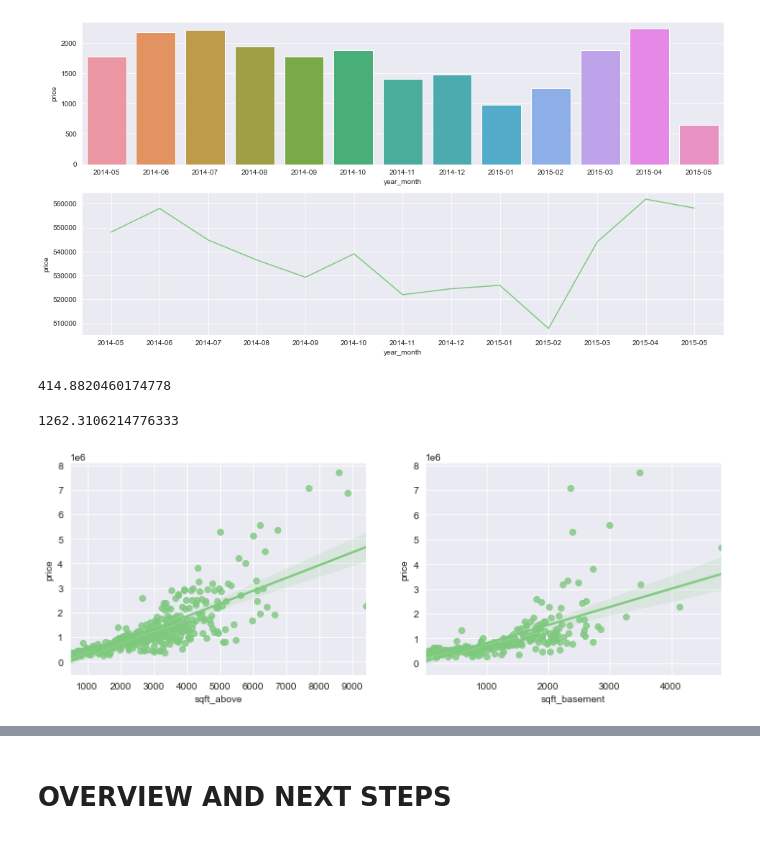
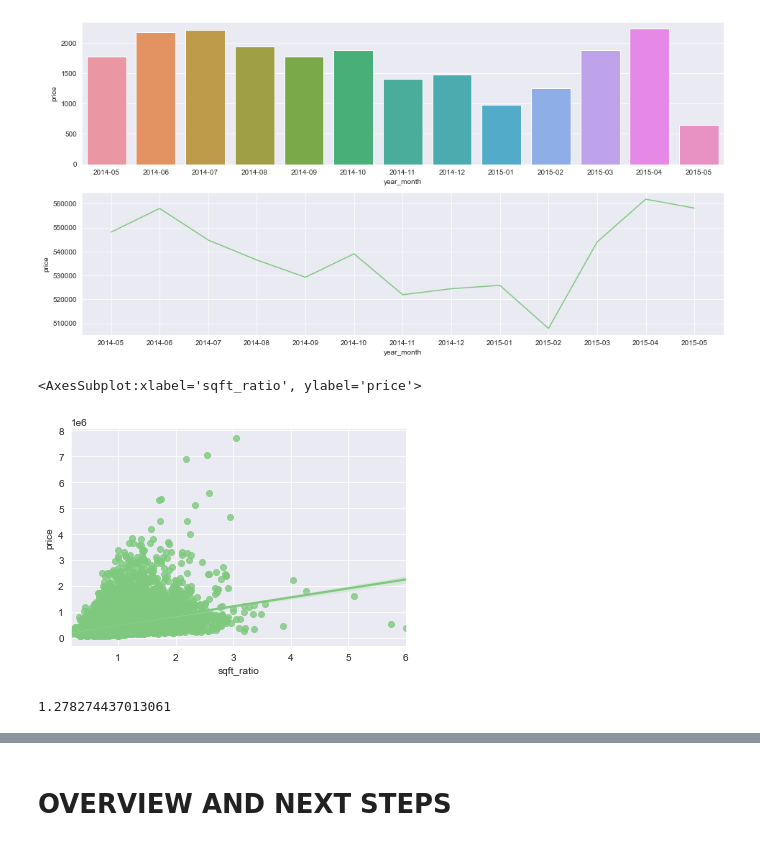
Before and after one commit to rodrigomm92/king_county_house_sales, a Jupyter notebook: insight_project_kc_houses.ipynb, the cells around one changed output, grey strips where cells are left out. Cells and saved outputs as stored; diff of their text form; code cells hidden in the pictures.

```diff
--- a/insight_project_kc_houses.ipynb
+++ b/insight_project_kc_houses.ipynb
@@ -255,33 +218,18 @@ sns.lineplot(data=average_year_month, x='year_month', y='price')
 # %% [output]
 <AxesSubplot:xlabel='year_month', ylabel='price'>
 [figure]
+# %%
+# 5)
+sns.regplot(data=aux2, x='sqft_ratio', y='price')
+# sqft_ratio = 0.30 correlation
+# %% [output]
+<AxesSubplot:xlabel='sqft_ratio', ylabel='price'>
+[figure, added]
 # %%
-# 5)
-above = aux2[['sqft_above','price']].groupby('sqft_above').mean().reset_index().round(2)
-above['price_above'] = above['price'] / above['sqft_above']
-basement = aux2[['sqft_basement','price']].groupby('sqft_basement').mean().reset_index().round(2)
-basement = basement[basement['sqft_basement'] > 0]
-basement['price_basement'] = basement['price'] / basement['sqft_basement']
-# bed_bath
-plt.figure(figsize=(12,4))
-ax1 = plt.subplot(1,2,1)
-plot1 = sns.regplot(data=above, x="sqft_above", y="price")
-
-
-ax2 = plt.subplot(1,2,2)
-plot2 = sns.regplot(data=basement, x="sqft_basement", y="price")
-
-
-# sqft_above correlation = 0.61
-# sqft_basement correlation = 0.32
-
-display(above['price_above'].mean())
-display(basement['price_basement'].mean())
-
-# sns.regplot(data=aux2, x="sqft_basement", y="price")
-# sns.regplot(data=aux2, x="sqft_above", y="price")-
+# 6)
+avg_with_basement = aux2.query('sqft_basement > 0')['price'].mean()
+avg_without_basement = aux2.query('sqft_basement == 0')['price'].mean()
+avg_with_basement / avg_without_basement
 # %% [output]
-414.8820460174778
+1.278274437013061
-1262.3106214776333
-[figure, removed]
 # %%
```
Also changed, not shown: parts of 26 cells of this notebook, 1 other file.
